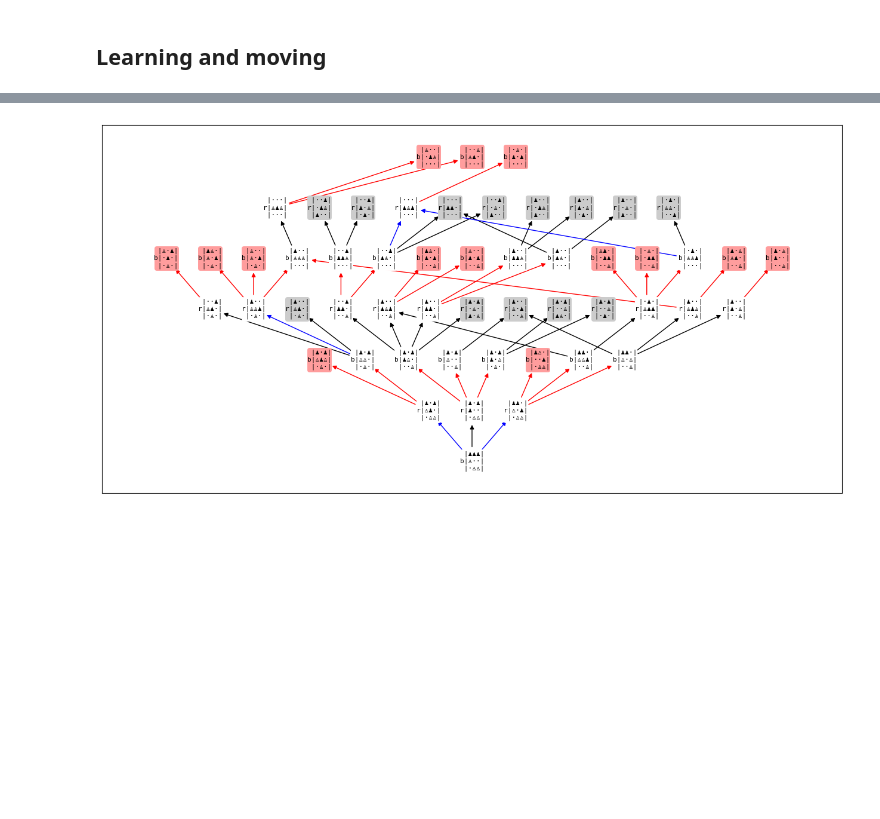
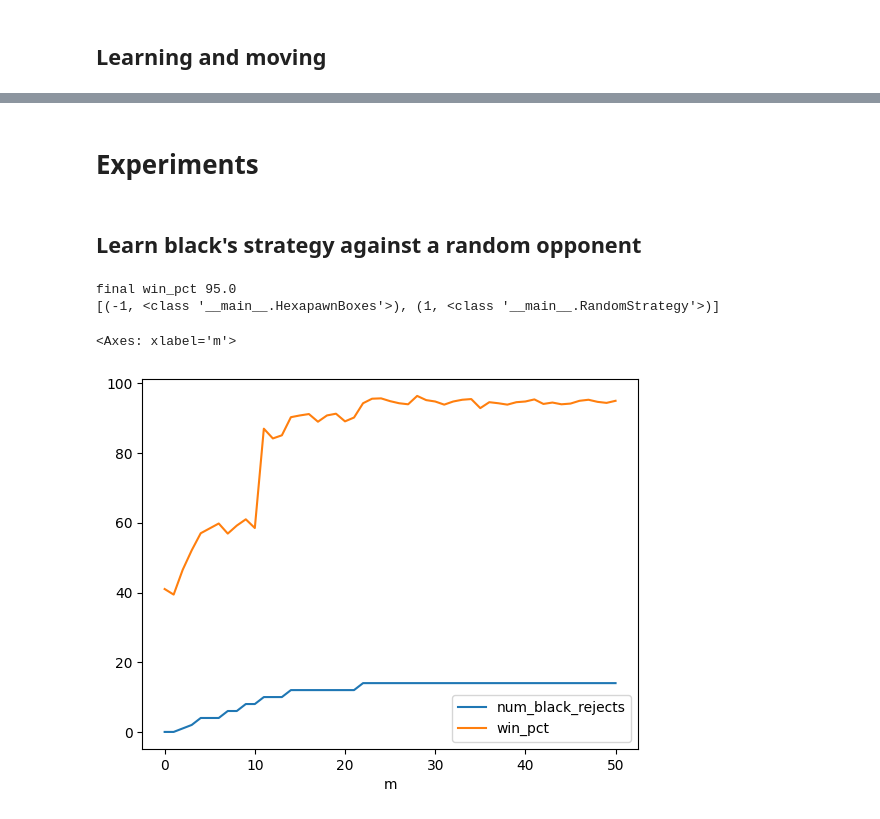
Before and after one commit to wwcohen/aihistory, a Jupyter notebook: hexapawn.ipynb, the cells around one changed output, grey strips where cells are left out. Drawn from its saved outputs; the diff is of its cells as text; code cells hidden in the pictures; blank space fills up the shorter version.

```diff
--- a/hexapawn.ipynb
+++ b/hexapawn.ipynb
@@ -518,4 +493,0 @@ possible moves 47
-# %%
-o = hp.play(echo={'winner'})
-bs.train(o)
-monitor()
@@ -531,4 +493,0 @@ bs.unused_moves()
-# %%
-def score(n):
-  score = sum([hp.play(echo=[]).winner for _ in range(n)])
-  return score / n
@@ -539,9 +494,40 @@ score(1000)
-# %%
-c = Counter()
-for _ in range(100):
-  o = hp.play(echo={})
-  bs.train(o)
-# %%
-viz(subtrees['a1 a2'], bs.unused_moves())
-# %% [output]
-[figure, removed]
+# %% [markdown]
+# Experiments
+# %% [markdown]
+## Learn black's strategy against a random opponent
+# %%
+import pandas as pd
+from tqdm import tqdm
+
+def score(hp: Hexapawn, n_trials: int):
+    return sum(hp.play(echo={}).winner for _ in range(n_trials)) / n_trials
+
+def expt1(white_strategy: str ='random', black_strategy: str ='boxes',
+    n_games: int = 50, n_trials: int = 1000) -> tuple[pd.DataFrame, Hexapawn]:
+  hp = Hexapawn(white_strategy=white_strategy, black_strategy=black_strategy)
+  def stat(hp, m):
+    return dict(
+        m=m,
+        num_black_rejects=len(hp.strategy[-1].rejected_moves()),
+        num_white_rejects=len(hp.strategy[+1].rejected_moves()),
+        score=score(hp, n_trials),
+    )
+  rows = [stat(hp, 0)]
+  for i in tqdm(range(n_games)):
+    o = hp.play(echo={})
+    for s in hp.strategy.values():
+      s.train(o)
+    rows.append(stat(hp, i+1))
+  df = pd.DataFrame(rows)
+  df['win_pct'] = ((df.score * -1) + 1) * 50
+  return df, hp
+# %%
+dfb, hpb = expt1(n_trials=1000, n_games=50, white_strategy='random', black_strategy='boxes')
+print('\nfinal win_pct', dfb.loc[len(dfb)-1].win_pct)
+print([(p, s.__class__) for p, s in hpb.strategy.items()])
+dfb.plot(x='m', y=['num_black_rejects', 'win_pct'])
+# %% [output]
+final win_pct 95.0
+[(-1, <class '__main__.HexapawnBoxes'>), (1, <class '__main__.RandomStrategy'>)]
+<Axes: xlabel='m'>
+[figure, added]
```
Also changed, not shown: parts of 19 cells of this notebook.
